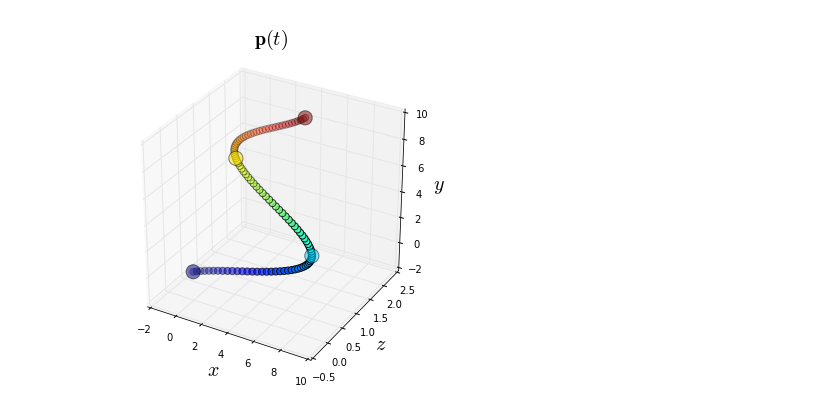
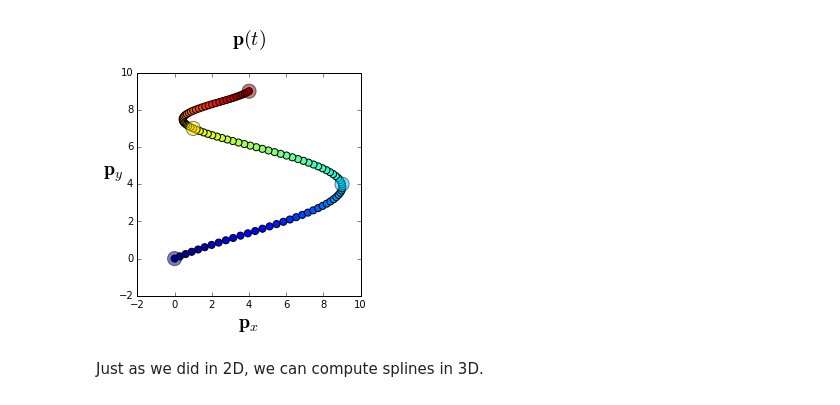
Before and after one commit to mikeroberts3000/flashlight, a Jupyter notebook: code/examples/jupyter/01 - Creating minimum snap splines in 2D and 3D.ipynb, the cells around one changed output. Cells and saved outputs as stored; diff of their text form; code cells hidden in the pictures.

```diff
--- a/code/examples/jupyter/01 - Creating minimum snap splines in 2D and 3D.ipynb
+++ b/code/examples/jupyter/01 - Creating minimum snap splines in 2D and 3D.ipynb
@@ -74,0 +41,10 @@ ylabel("$y$", rotation="horizontal", fontsize=20); xlabel("$x$", fontsize=20);
+# %%
+C, T, sd = \
+    spline_utils.compute_minimum_variation_nonlocal_interpolating_b_spline_coefficients(
+        P, T, degree=7, lamb=[0,0,0,1,0])
+
+P_eval, T_eval, dT = \
+    spline_utils.evaluate_minimum_variation_nonlocal_interpolating_b_spline(
+        C, T, sd, num_samples=100)
+
+t = T_eval[:,0]
@@ -75,6 +55,14 @@ ylabel("$y$", rotation="horizontal", fontsize=20); xlabel("$x$", fontsize=20);
+# %%
+figsize(4,4);
+scatter(P_eval[:,1], P_eval[:,0], c=t, s=50);
+scatter(P[:,1], P[:,0], c=T[:,0], s=200, alpha=0.5);
+title("$\mathbf{p}(t)$\n", fontsize=20);
+ylabel("$\mathbf{p}_y$", rotation="horizontal", fontsize=20); xlabel("$\mathbf{p}_x$", fontsize=20);
+# %% [output]
+[figure, added]
+# %% [markdown]
+Just as we did in 2D, we can compute splines in 3D.
 # %%
-# Just as we did in 2D, we can compute splines in 3D.
-
 T_z = matrix([0,1,2,3]).T.A
 T_y = matrix([0,1,2,3]).T.A
 T_x = matrix([0,1,2,3]).T.A
@@ -85,30 +73,9 @@ P_x = matrix([0,9,1,4]).T.A
 P   = c_[P_z, P_y, P_x]
 
 C, T, sd = \
-    splineutils.compute_minimum_variation_nonlocal_interpolating_b_spline_coefficients(
+    spline_utils.compute_minimum_variation_nonlocal_interpolating_b_spline_coefficients(
         P, T, degree=7, lamb=[0,0,0,1,0])
 
 P_eval, T_eval, dT = \
-    splineutils.evaluate_minimum_variation_nonlocal_interpolating_b_spline(
+    spline_utils.evaluate_minimum_variation_nonlocal_interpolating_b_spline(
         C, T, sd,num_samples=100)
-
-# For 3D plots, matplotlib adopts the convention of passing in the x
-# coordinate in first, followed by the y coordinate, followed by the z
-# coordinate, and assumes that z is up. In Flashlight, we adopt the
-# convention that y is up. The Flashlight convention has the advantage
-# that 2D examples (where y is obviously up) can be more easily compared
-# to 3D examples without permuting the coordinates. Because of this difference
-# in conventions, we pass in P_eval[:,1] as the last spatial argument.
-
-figsize(6,6);
-fig = plt.figure(); ax = fig.add_subplot(111, projection="3d");
-ax.scatter(P_eval[:,2], P_eval[:,0], P_eval[:,1], c=T_eval[:,0], s=50);
-ax.scatter(P[:,2], P[:,0], P[:,1], c=T[:,0], s=200, alpha=0.5);
-
-# Note the unpleasant permutation of axis labels because of the difference of
-# conventions in matplotlib and Flashlight.
-
-title("$\mathbf{p}(t)$\n", fontsize=20);
-ax.set_zlabel("$y$", fontsize=20); xlabel("$x$", fontsize=20); ylabel("$z$", fontsize=20);
-# %% [output]
-[figure, removed]
```
Also changed, not shown: parts of 10 cells of this notebook, 33 other files.
